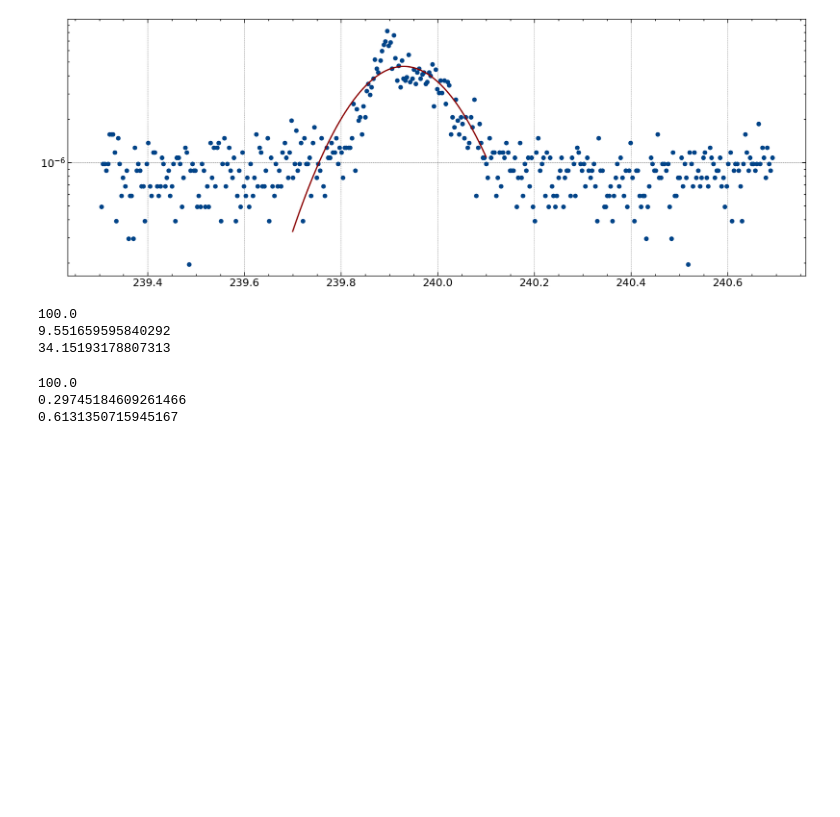
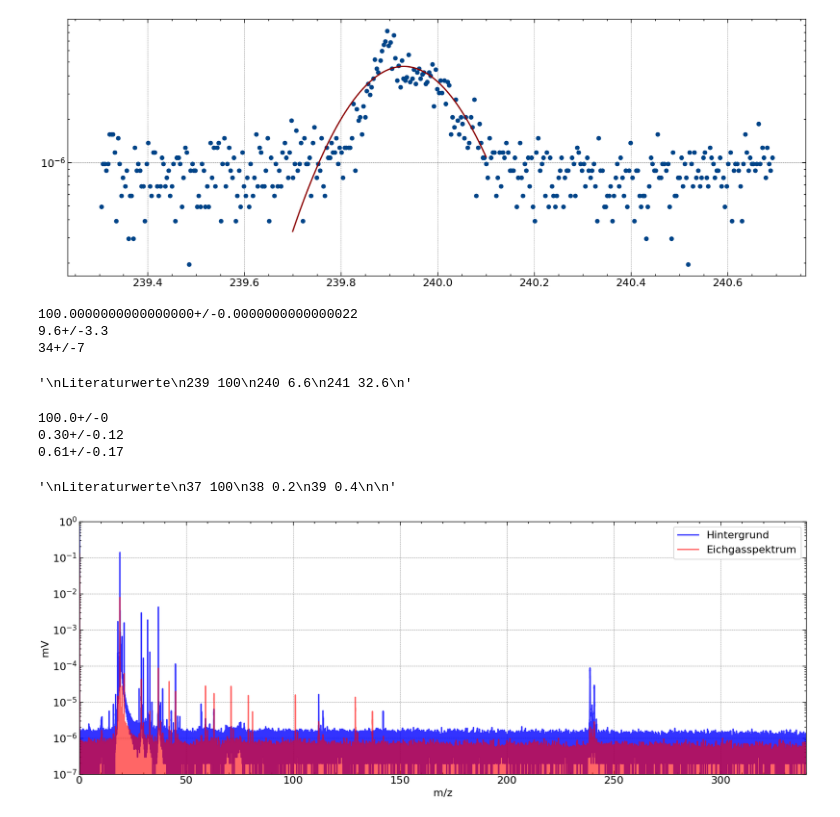
Before and after one commit to KemalOenen/advanced_labcourse, a Jupyter notebook: I002/data_analysis.ipynb, the cells around one changed output. Drawn from its saved outputs; the diff is of its cells as text; code cells hidden in the pictures; blank space fills up the shorter version.

```diff
--- a/I002/data_analysis.ipynb
+++ b/I002/data_analysis.ipynb
@@ -773,9 +775,9 @@ print(sigma)
 [figure]
 # %%
 #Chlor-Iod-Benzol
-cps_239=9.39777e1
-cps_240=8.97643
-cps_241=3.20952e1
+cps_239=uncertainties.ufloat(9.39777e1, np.sqrt(9.39777e1))
+cps_240=uncertainties.ufloat(8.97643, np.sqrt(8.97643))
+cps_241=uncertainties.ufloat(3.20952e1, np.sqrt(3.20952e1))
 print(cps_239/cps_239*100)
 print(cps_240/cps_239*100)
 print(cps_241/cps_239*100)
@@ -786,13 +788,14 @@ Literaturwerte
 241 32.6
 '''
 # %% [output]
-100.0
-9.551659595840292
-34.15193178807313
+100.0000000000000000+/-0.0000000000000022
+9.6+/-3.3
+34+/-7
+'\nLiteraturwerte\n239 100\n240 6.6\n241 32.6\n'
 # %%
-cps_37=2.16078e3
-cps_38=6.42728
-cps_39=1.32485e1
+cps_37=uncertainties.ufloat(2.16078e3, np.sqrt(2.16078e3))
+cps_38=uncertainties.ufloat(6.42728, np.sqrt(6.42728))
+cps_39=uncertainties.ufloat(1.32485e1, np.sqrt(1.32485e1))
 print(cps_37/cps_37*100)
 print(cps_38/cps_37*100)
 print(cps_39/cps_37*100)
@@ -804,6 +807,21 @@ Literaturwerte
 
 '''
 # %% [output]
-100.0
-0.29745184609261466
-0.6131350715945167
+100.0+/-0
+0.30+/-0.12
+0.61+/-0.17
+'\nLiteraturwerte\n37 100\n38 0.2\n39 0.4\n\n'
+# %%
+df1=pd.read_csv(".\data_for_Guass_fits.csv")
+plt.plot(df["mass"], df["Combined"], color="blue", alpha=0.8, label="Hintergrund")
+plt.plot(df1["mass"], df1["Combined"], color="red", alpha=0.6, label="Eichgasspektrum")
+plt.yscale("log")
+plt.ylim(1e-7, 1)
+plt.xlim(0, 340)
+plt.legend()
+plt.xlabel("m/z")
+plt.ylabel("mV")
+plt.savefig(".\plots\Hintergrung_Eichgas.png", dpi=500)
+plt.show()
+# %% [output]
+[figure, added]
```
Also changed, not shown: parts of 2 cells of this notebook, 2 other files.
